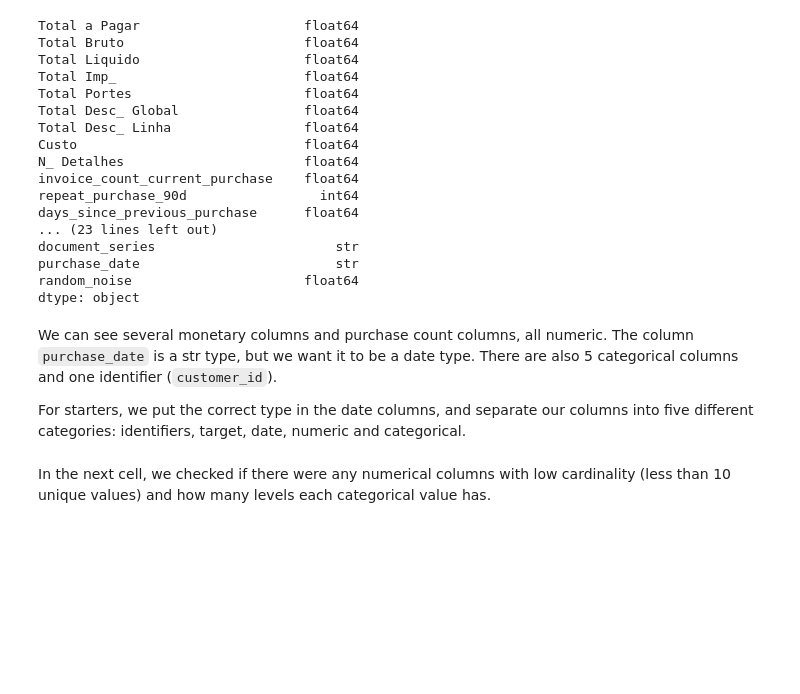
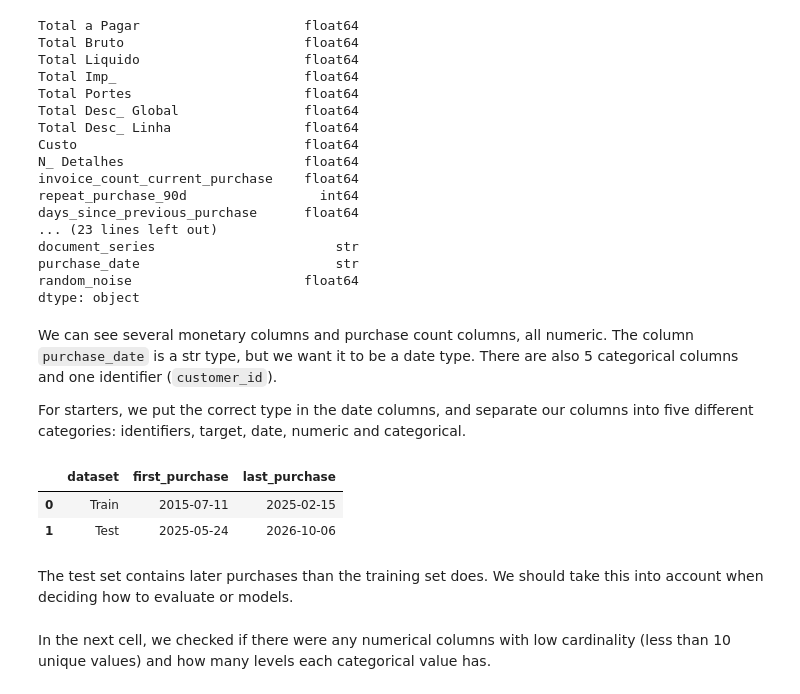
Before and after one commit to saradfalves/ML_Group_09, a Jupyter notebook: notebooks/nb1_data_exploration.ipynb, the cells around one changed output. Cells and saved outputs as stored; diff of their text form; code cells hidden in the pictures; blank space fills up the shorter version.

```diff
--- a/notebooks/nb1_data_exploration.ipynb
+++ b/notebooks/nb1_data_exploration.ipynb
@@ -103,6 +105,26 @@ We can see several monetary columns and purchase count columns, all numeric. The
 For starters, we put the correct type in the date columns, and separate our columns into five different categories: identifiers, target, date, numeric and categorical.
 # %%
 train_df["purchase_date"] = pd.to_datetime(train_df["purchase_date"], format="%Y-%m-%d")
+# %%
+test_dates = pd.to_datetime(test_df["purchase_date"])
+
+pd.DataFrame({
+    "dataset": ["Train", "Test"],
+    "first_purchase": [
+        train_df["purchase_date"].min(),
+        test_dates.min()
+    ],
+    "last_purchase": [
+        train_df["purchase_date"].max(),
+        test_dates.max()
+    ]
+})
+# %% [output]
+|  | dataset | first_purchase | last_purchase |
+| 0 | Train | 2015-07-11 | 2025-02-15 |
+| 1 | Test | 2025-05-24 | 2026-10-06 |
+# %% [markdown]
+The test set contains later purchases than the training set does. We should take this into account when deciding how to evaluate or models.
 # %%
 identifiers = ["customer_id"]
 target = "repeat_purchase_90d"
```
Also changed, not shown: parts of 10 cells of this notebook, 1 other file.
